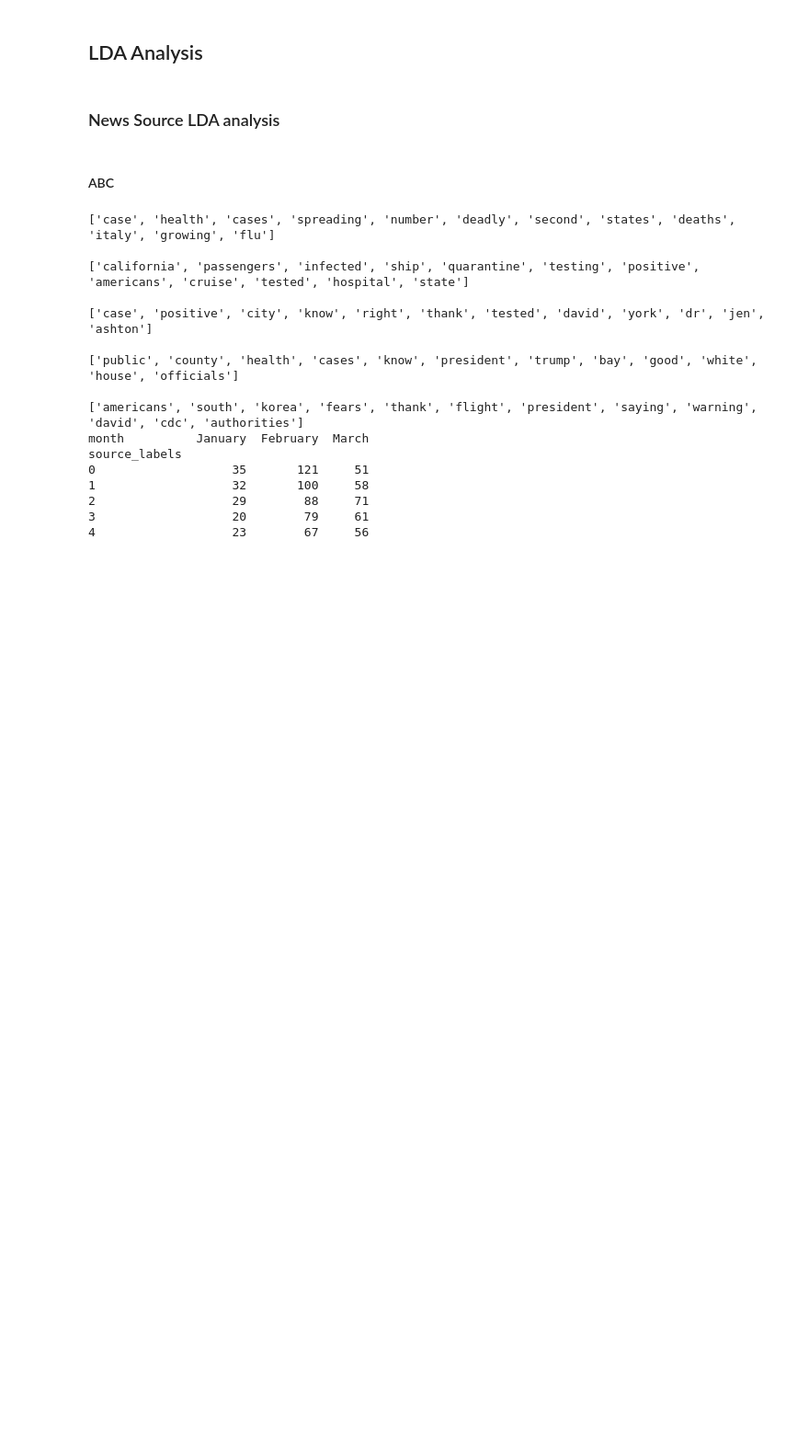
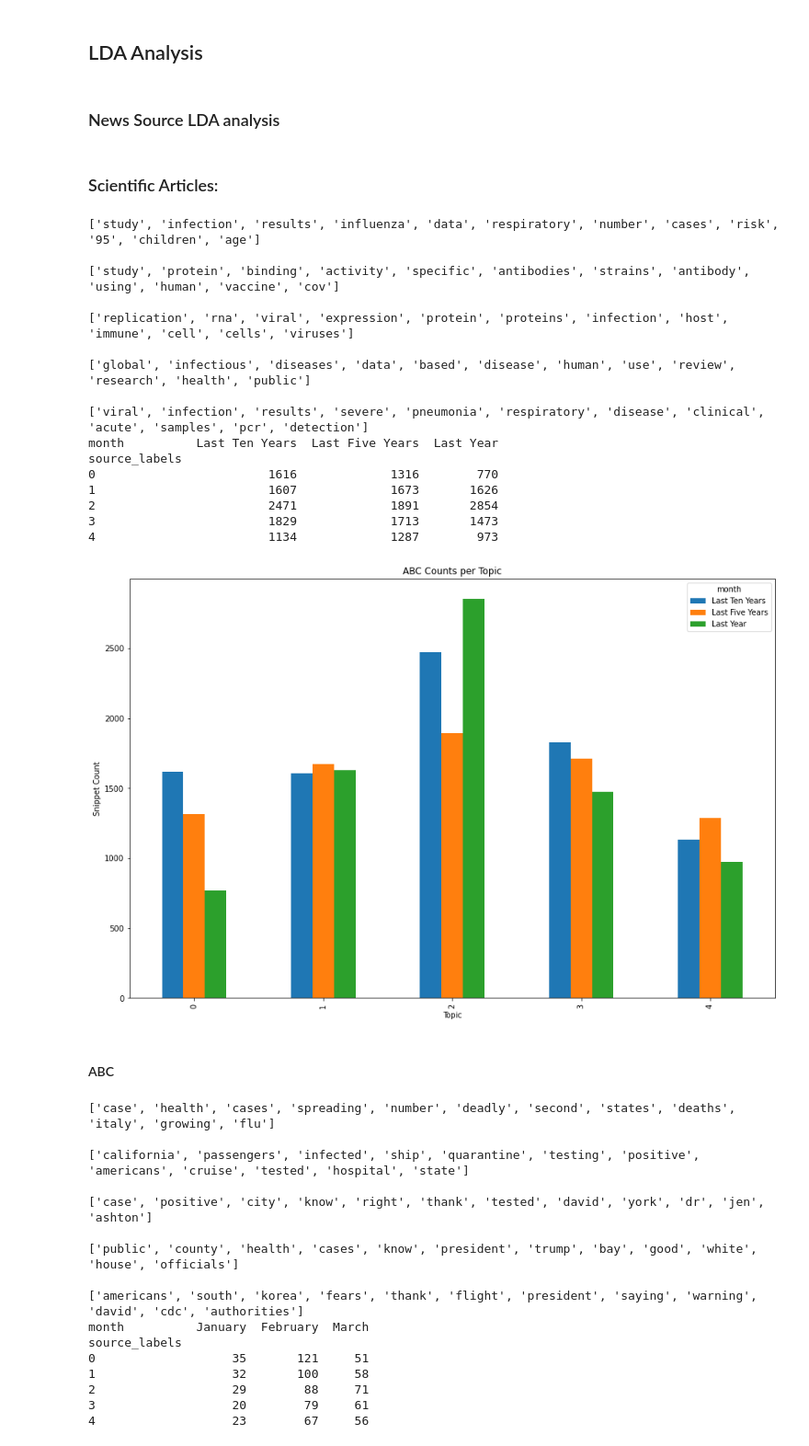
Before and after one commit to ek0212/COVID-19-Data-Analysis, a Jupyter notebook: Project/Math 189Z Project.ipynb, the cells around one changed output. Shown at 92% size. Saved outputs shown, nothing was run; the diff lists cells and outputs as text; code cells hidden in the pictures; blank space fills up the shorter version.

Commit message:
half of LDA analysis finished for scientific articles

```diff
--- a/Project/Math 189Z Project.ipynb
+++ b/Project/Math 189Z Project.ipynb
@@ -12,0 +110,32 @@ import matplotlib.pyplot as plt
+# %%
+TotalY = pd.DataFrame(columns = ['Snippet'])
+Last10Y = pd.DataFrame(columns = ['Snippet'])
+Last5Y = pd.DataFrame(columns = ['Snippet'])
+LastY = pd.DataFrame(columns = ['Snippet'])
+
+for frame in listFrames:
+    TotalY = TotalY.append(frame)
+
+for i in (0, len(listFrames)):
+    if (i > 10):
+        Last10Y = Last10Y.append(frame)
+
+for i in (0, len(listFrames)):
+    if (i > 15):
+        Last5Y = Last5Y.append(frame)
+
+for i in (0, len(listFrames)):
+    if (i > 19):
+        LastY = LastY.append(frame)
+
+TotalY.dropna(inplace=True)
+TotalY.reset_index(drop=True)
+
+Last10Y.dropna(inplace=True)
+Last10Y.reset_index(drop=True)
+
+Last5Y.dropna(inplace=True)
+Last5Y.reset_index(drop=True)
+
+LastY.dropna(inplace=True)
+LastY.reset_index(drop=True)
@@ -389,6 +532,31 @@ my_stops = text.ENGLISH_STOP_WORDS.union(
 
 )
 all_vectorizer = CountVectorizer(min_df=10, stop_words=my_stops)
+# %% [markdown]
+### Scientific Articles:
+# %%
+lda(TotalY,
+    Last10Y, Last5Y, LastY,
+    'Last Ten Years', 'Last Five Years', 'Last Year',
+    'ABC Counts per Topic')
+# %% [output]
+['study', 'infection', 'results', 'influenza', 'data', 'respiratory', 'number', 'cases', 'risk', '95', 'children', 'age']
+
+['study', 'protein', 'binding', 'activity', 'specific', 'antibodies', 'strains', 'antibody', 'using', 'human', 'vaccine', 'cov']
+
+['replication', 'rna', 'viral', 'expression', 'protein', 'proteins', 'infection', 'host', 'immune', 'cell', 'cells', 'viruses']
+
+['global', 'infectious', 'diseases', 'data', 'based', 'disease', 'human', 'use', 'review', 'research', 'health', 'public']
+
+['viral', 'infection', 'results', 'severe', 'pneumonia', 'respiratory', 'disease', 'clinical', 'acute', 'samples', 'pcr', 'detection']
+month          Last Ten Years  Last Five Years  Last Year
+source_labels
+0                        1616             1316        770
+1                        1607             1673       1626
+2                        2471             1891       2854
+3                        1829             1713       1473
+4                        1134             1287        973
+[figure, added]
 # %% [markdown]
 #### ABC
 # %%
```
Also changed, not shown: parts of 5 cells of this notebook, 1 other file.
